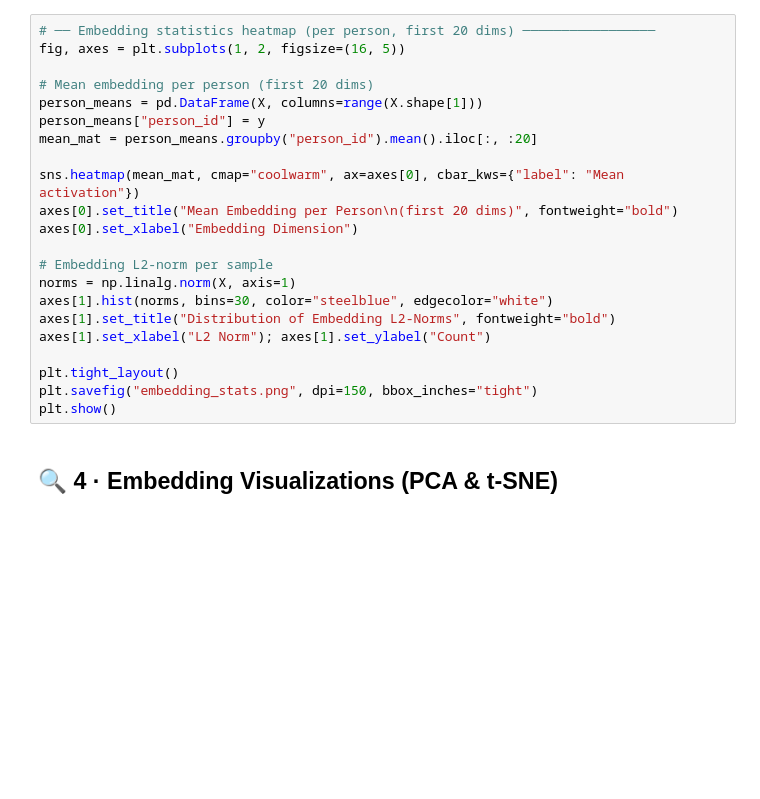
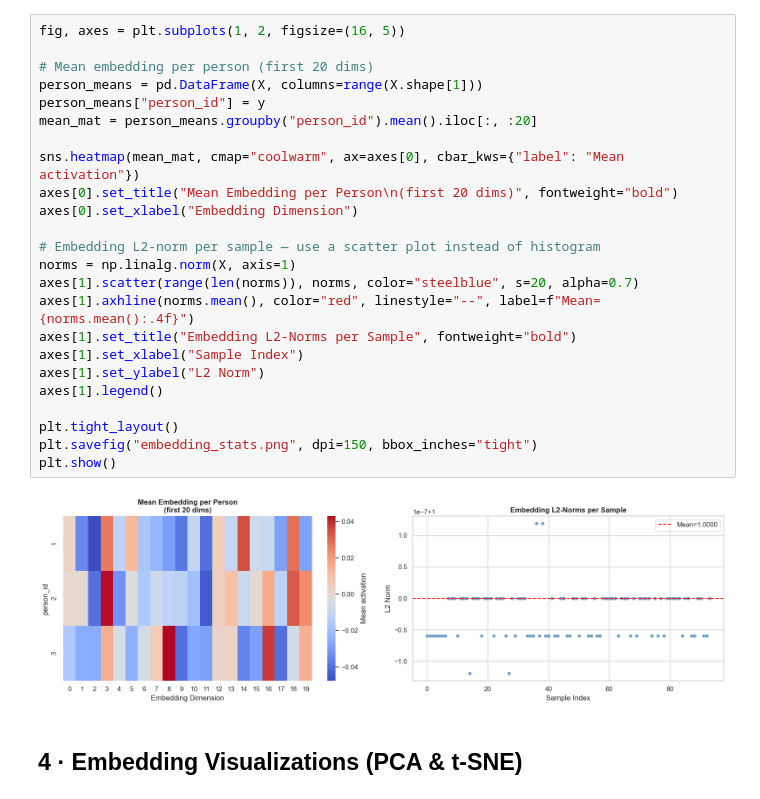
Before and after one commit to yaramahmoudd11/Bank-Security-System, a Jupyter notebook: model ipngb notebook/face_recognition_analysis.ipynb, the cells around one changed output. Drawn from its saved outputs; the diff is of its cells as text; blank space fills up the shorter version.

```diff
--- a/model ipngb notebook/face_recognition_analysis.ipynb
+++ b/model ipngb notebook/face_recognition_analysis.ipynb
@@ -137,27 +148,31 @@ print("Figure saved → data_distribution.png")
 # %%
-# ── Embedding statistics heatmap (per person, first 20 dims) ─────────────────
 fig, axes = plt.subplots(1, 2, figsize=(16, 5))
 
 # Mean embedding per person (first 20 dims)
 person_means = pd.DataFrame(X, columns=range(X.shape[1]))
 person_means["person_id"] = y
 mean_mat = person_means.groupby("person_id").mean().iloc[:, :20]
 
 sns.heatmap(mean_mat, cmap="coolwarm", ax=axes[0], cbar_kws={"label": "Mean activation"})
 axes[0].set_title("Mean Embedding per Person\n(first 20 dims)", fontweight="bold")
 axes[0].set_xlabel("Embedding Dimension")
 
-# Embedding L2-norm per sample
+# Embedding L2-norm per sample — use a scatter plot instead of histogram
 norms = np.linalg.norm(X, axis=1)
-axes[1].hist(norms, bins=30, color="steelblue", edgecolor="white")
-axes[1].set_title("Distribution of Embedding L2-Norms", fontweight="bold")
-axes[1].set_xlabel("L2 Norm"); axes[1].set_ylabel("Count")
+axes[1].scatter(range(len(norms)), norms, color="steelblue", s=20, alpha=0.7)
+axes[1].axhline(norms.mean(), color="red", linestyle="--", label=f"Mean={norms.mean():.4f}")
+axes[1].set_title("Embedding L2-Norms per Sample", fontweight="bold")
+axes[1].set_xlabel("Sample Index")
+axes[1].set_ylabel("L2 Norm")
+axes[1].legend()
 
 plt.tight_layout()
 plt.savefig("embedding_stats.png", dpi=150, bbox_inches="tight")
 plt.show()
+# %% [output]
+[figure, added]
 # %% [markdown]
-## 🔍 4 · Embedding Visualizations (PCA & t-SNE)
+##  4 · Embedding Visualizations (PCA & t-SNE)
 # %%
 colors = y_enc   # integer labels for colormap
 
```
Also changed, not shown: parts of 23 cells of this notebook.
